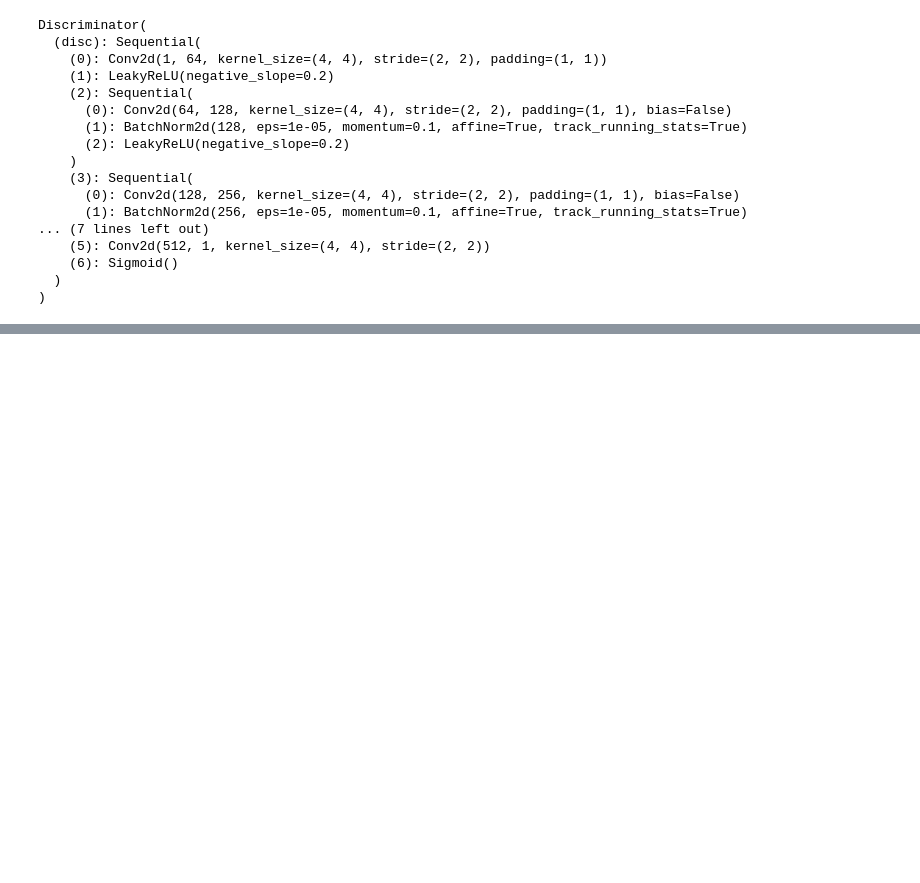
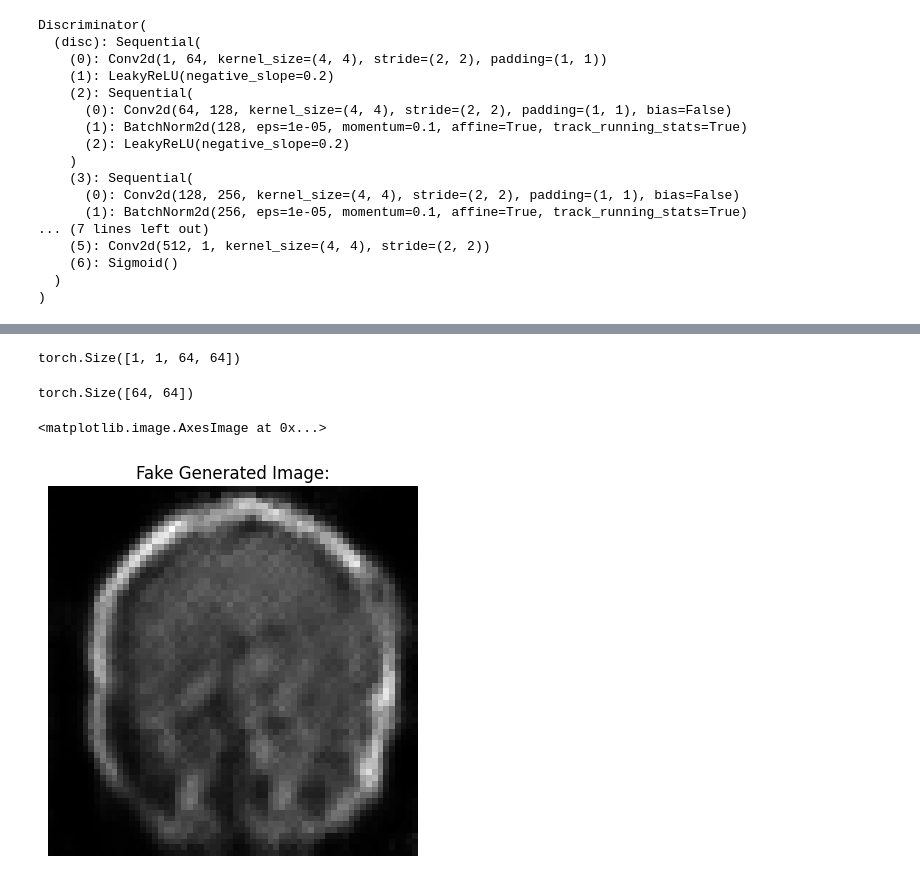
Before and after one commit to VectorJamo/Deep-Learning-Projects, a Jupyter notebook: Model Inversion/Tumor Inversion/Tumor Deep Convolutional GAN.ipynb, the cells around one changed output, grey strips where cells are left out. Cells and saved outputs as stored; diff of their text form; code cells hidden in the pictures; blank space fills up the shorter version.

```diff
--- a/Model Inversion/Tumor Inversion/Tumor Deep Convolutional GAN.ipynb
+++ b/Model Inversion/Tumor Inversion/Tumor Deep Convolutional GAN.ipynb
@@ -363,0 +364,19 @@ torch.save(disc.state_dict(), 'saved models/Discriminator.pth')
+# %%
+# Generate 5 random fake images
+torch.manual_seed(4)
+noise = torch.randn(1, z_dim, 1, 1).to(device)
+fake_img = gen(noise)
+# %%
+fake_img.shape
+# %% [output]
+torch.Size([1, 1, 64, 64])
+# %%
+fake_img = fake_img.squeeze()
+print(fake_img.shape)
+plt.axis(False)
+plt.title('Fake Generated Image:')
+plt.imshow(fake_img.cpu().detach(), cmap='gray')
+# %% [output]
+torch.Size([64, 64])
+<matplotlib.image.AxesImage at 0x...>
+[figure, added]
```
Also changed, not shown: parts of 10 cells of this notebook, 5 other files.
